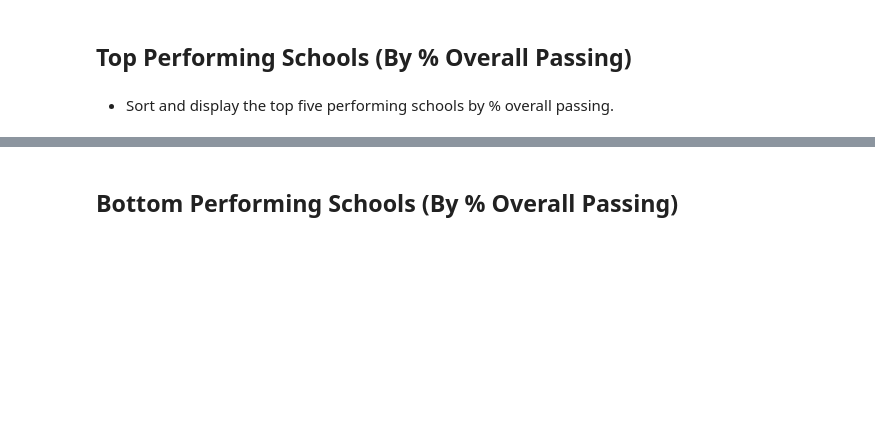
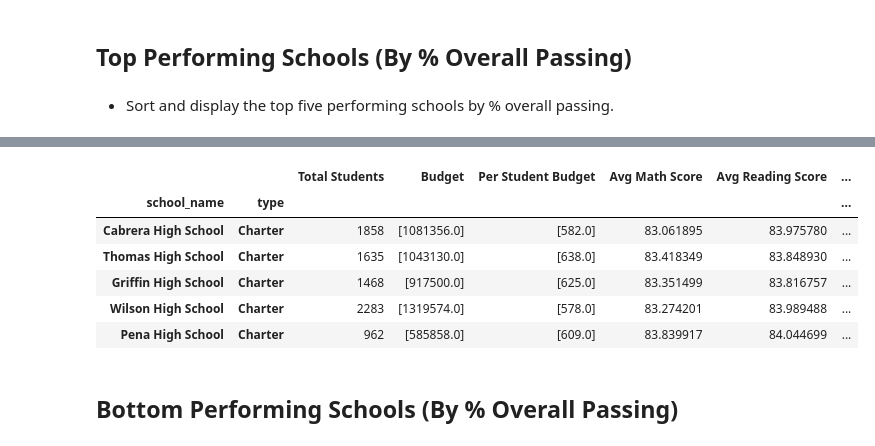
Before and after one commit to thomasipe/pandas-challenge, a Jupyter notebook: PyCitySchools/PyCitySchools_starter.ipynb, the cells around one changed output, grey strips where cells are left out. Saved outputs shown, nothing was run; the diff lists cells and outputs as text; code cells hidden in the pictures; blank space fills up the shorter version.

```diff
--- a/PyCitySchools/PyCitySchools_starter.ipynb
+++ b/PyCitySchools/PyCitySchools_starter.ipynb
@@ -173,3 +173,14 @@ dtype: object
+# %%
+top5_schools_df = ssf_df.sort_values("% Overall Passing", ascending=False)
+top5_schools_df.head()
+# %% [output]
+|  |  | Total Students | Budget | Per Student Budget | Avg Math Score | Avg Reading Score | ... |
+| school_name | type |  |  |  |  |  | ... |
+| Cabrera High School | Charter | 1858 | [1081356.0] | [582.0] | 83.061895 | 83.975780 | ... |
+| Thomas High School | Charter | 1635 | [1043130.0] | [638.0] | 83.418349 | 83.848930 | ... |
+| Griffin High School | Charter | 1468 | [917500.0] | [625.0] | 83.351499 | 83.816757 | ... |
+| Wilson High School | Charter | 2283 | [1319574.0] | [578.0] | 83.274201 | 83.989488 | ... |
+| Pena High School | Charter | 962 | [585858.0] | [609.0] | 83.839917 | 84.044699 | ... |
 # %% [markdown]
 ## Bottom Performing Schools (By % Overall Passing)
 # %% [markdown]
```
Also changed, not shown: parts of 4 cells of this notebook.
